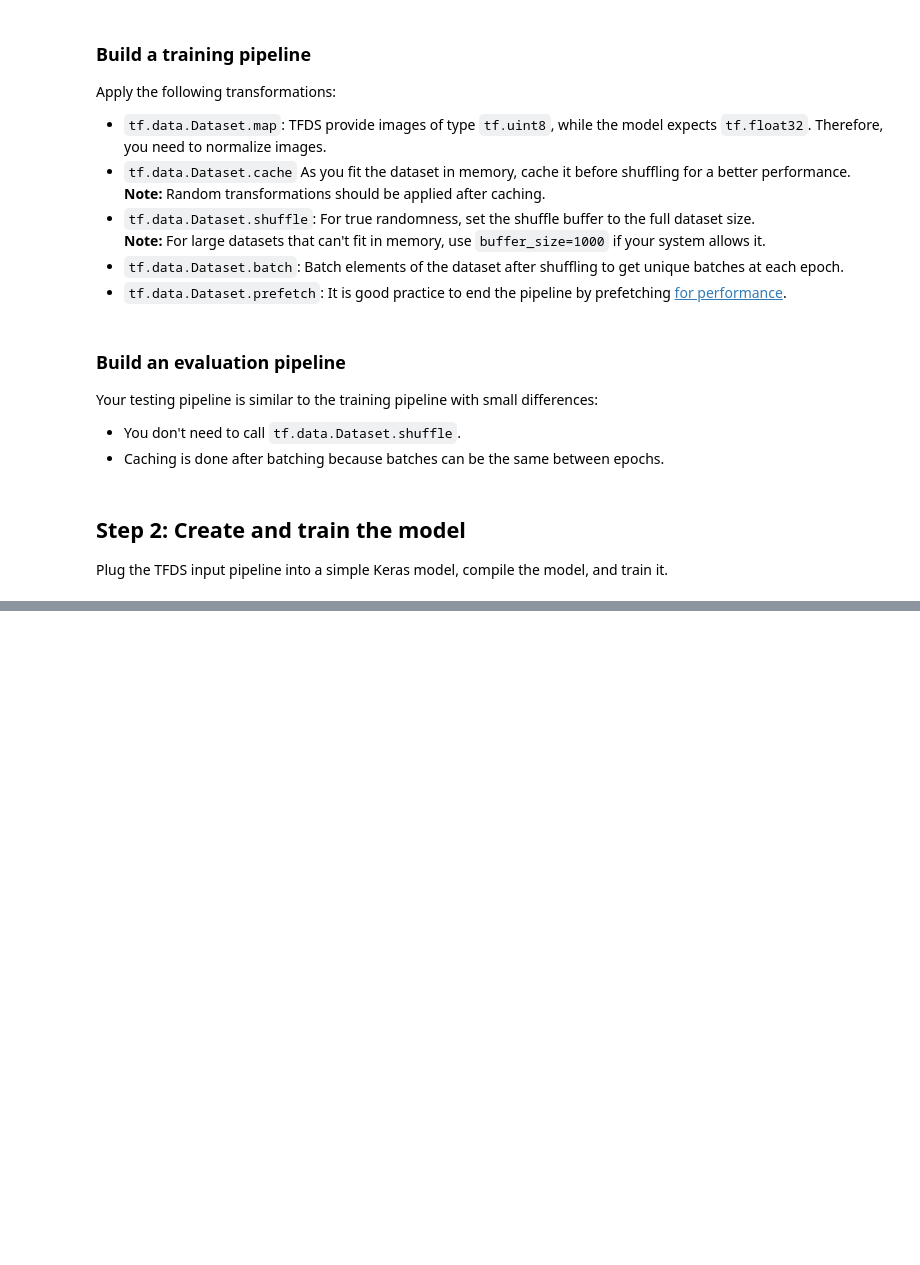
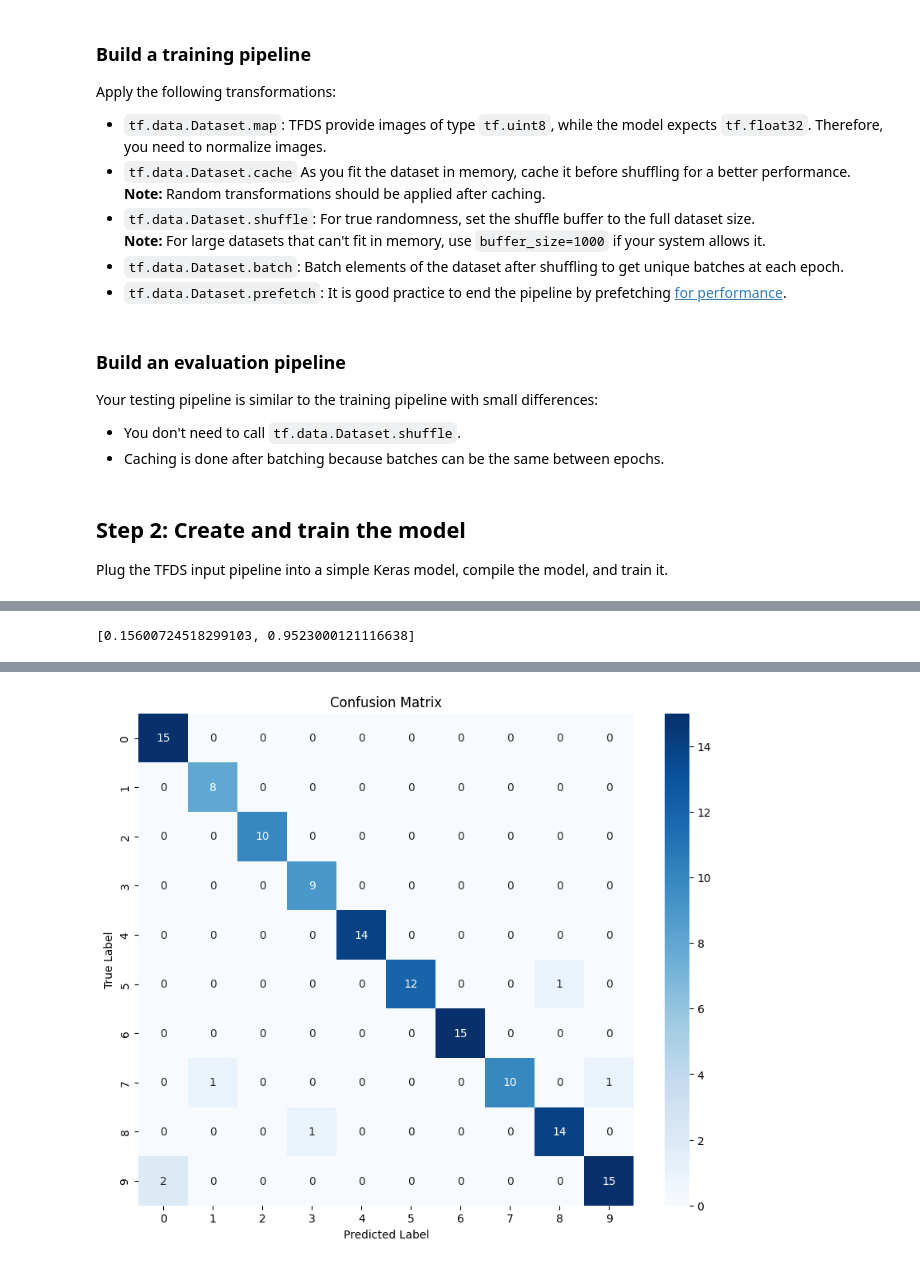
Before and after one commit to tombackert/CS411-ml-for-ds, a Jupyter notebook: MNIST_NN_tensorflow_datasets.ipynb, the cells around one changed output, grey strips where cells are left out. Cells and saved outputs as stored; diff of their text form; code cells hidden in the pictures; blank space fills up the shorter version.

```diff
--- a/MNIST_NN_tensorflow_datasets.ipynb
+++ b/MNIST_NN_tensorflow_datasets.ipynb
@@ -404,7 +146,0 @@ def create_cifar_model():
-# %%
-model = create_cifar_model()
-model.compile(
-    optimizer=tf.keras.optimizers.Adam(learning_rate=0.001),
-    loss='sparse_categorical_crossentropy',
-    metrics=['sparse_categorical_accuracy']
-)
@@ -415,15 +146,0 @@ early_stopping = EarlyStopping(monitor='val_loss', patience=5, restore_best_weig
-# %%
-# Record training time
-start_time = time.time()
-
-history = model.fit(
-    X_train, y_train,
-    epochs=30,
-    batch_size=128,
-    validation_data=(X_test, y_test),
-    callbacks=[early_stopping],
-    verbose=1
-)
-
-end_time = time.time()
-training_time = end_time - start_time
@@ -460,0 +152,6 @@ plot_learning_curves(history)
+# %%
+scores
+# %% [output]
+[0.15600724518299103, 0.9523000121116638]
+# %%
+test_images, test_labels = next(iter(ds_test.take(1)))
@@ -460,0 +163,15 @@ plot_learning_curves(history)
+# %%
+predicted_probabilities = model.predict(test_images)
+predicted_labels = np.argmax(predicted_probabilities, axis=1)
+
+# Compute the confusion matrix
+conf_matrix = confusion_matrix(test_labels, predicted_labels)
+
+# Plot the confusion matrix
+plt.figure(figsize=(10, 8))
+sns.heatmap(conf_matrix, annot=True, fmt='d', cmap='Blues')
+plt.xlabel('Predicted Label')
+plt.ylabel('True Label')
+plt.title('Confusion Matrix')
+plt.show()
+# %% [output]
@@ -460,0 +179 @@ plot_learning_curves(history)
+[figure, added]
```
Also changed, not shown: parts of 39 cells of this notebook.
